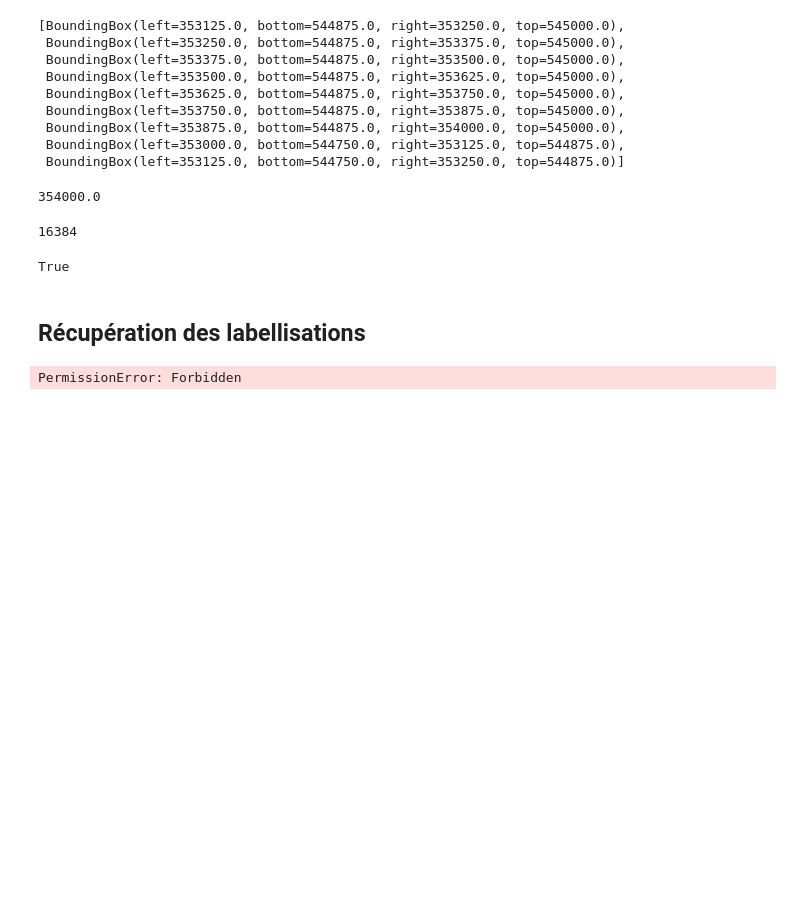
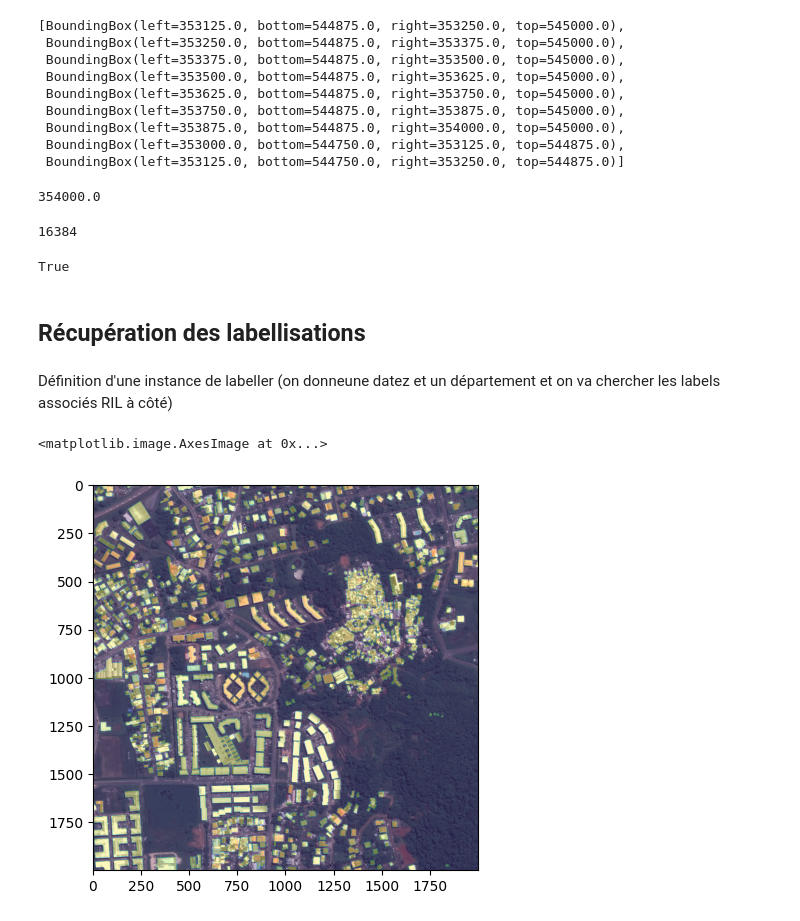
Before and after one commit to InseeFrLab/detection-habitat-spontane, a Jupyter notebook: notebooks/prise_en_main_framework.ipynb, the cells around one changed output. Drawn from its saved outputs; the diff is of its cells as text; code cells hidden in the pictures; blank space fills up the shorter version.

```diff
--- a/notebooks/prise_en_main_framework.ipynb
+++ b/notebooks/prise_en_main_framework.ipynb
@@ -98,8 +123,16 @@ True
 ## Récupération des labellisations
 # %%
 from labeler import RILLabeler
-from labeled_satellite_image import SegmentationLabeledSatelliteImage
-
-labeler = RILLabeler(date, dep = "973")
-# %% [output]
-PermissionError: Forbidden
+# %% [markdown]
+Définition d'une instance de labeller (on donneune datez et un département et on va chercher les labels associés RIL à côté)
+# %%
+labeler = RILLabeler(date, dep = "973", buffer_size= 20)
+# %%
+mask = labeler.create_segmentation_label(image) # va chercher les données et rasterise les bounding box
+# %%
+fig, ax = plt.subplots(figsize=(5, 5))
+ax.imshow(np.transpose(image.array, (1, 2, 0))[:,:,:3])
+ax.imshow(mask, alpha=0.3) # magnifique ! Faire une fonction  de représentation  ? # faire du découpage ? ou une fonction de sélection aléatoire d'une tuile ?
+# %% [output]
+<matplotlib.image.AxesImage at 0x...>
+[figure, added]
```
Also changed, not shown: parts of 21 cells of this notebook.
